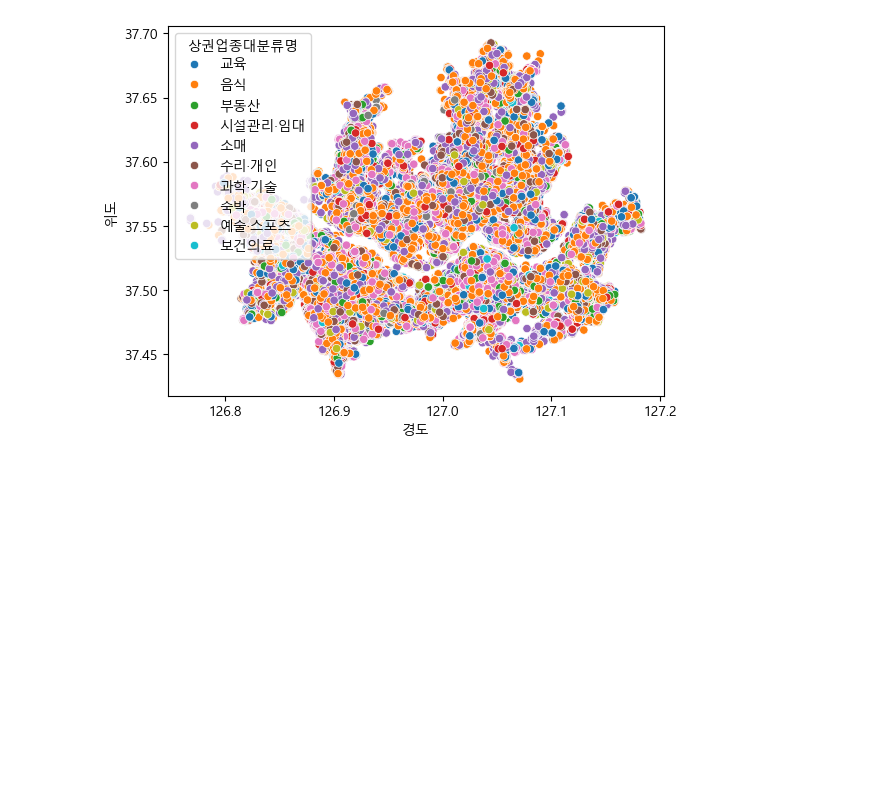
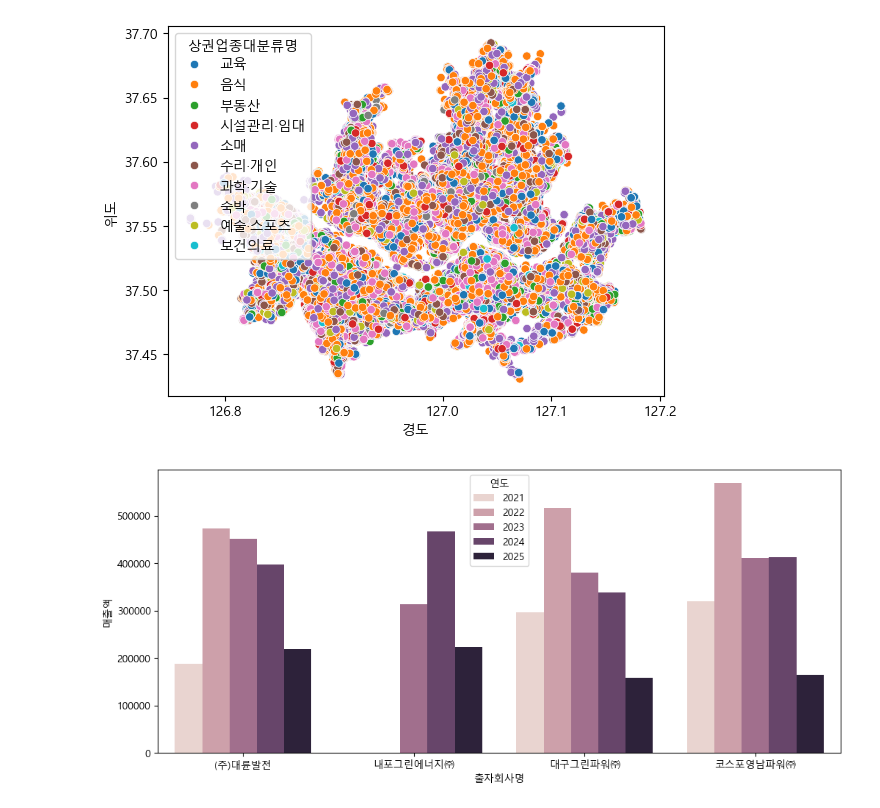
Before and after one commit to leekyuyoung2/encore_office_worker, a Jupyter notebook: 7일차_8일차_9일차_통합본/01.ipynb, the cells around one changed output. Saved outputs shown, nothing was run; the diff lists cells and outputs as text; code cells hidden in the pictures; blank space fills up the shorter version.

```diff
--- a/7일차_8일차_9일차_통합본/01.ipynb
+++ b/7일차_8일차_9일차_통합본/01.ipynb
@@ -153,3 +153,12 @@ ax.legend(fontsize=11)
 plt.tight_layout()
 plt.savefig('output/4_multi_industry_boxplot.png', dpi=300, bbox_inches='tight')
 plt.show()
+# %%
+# 질문
+plt.figure(figsize=(12,5))
+fire_df = pd.read_csv("한국남부발전(주)_국내 화력발전 출자회사 영업실적_20250630.csv",encoding='cp949')
+new_df = fire_df.groupby(['출자회사명','연도'])['매출액'].sum().to_frame().reset_index()
+sns.barplot(new_df, x='출자회사명', y= '매출액', hue='연도')
+plt.show()
+# %% [output]
+[figure, added]
```
